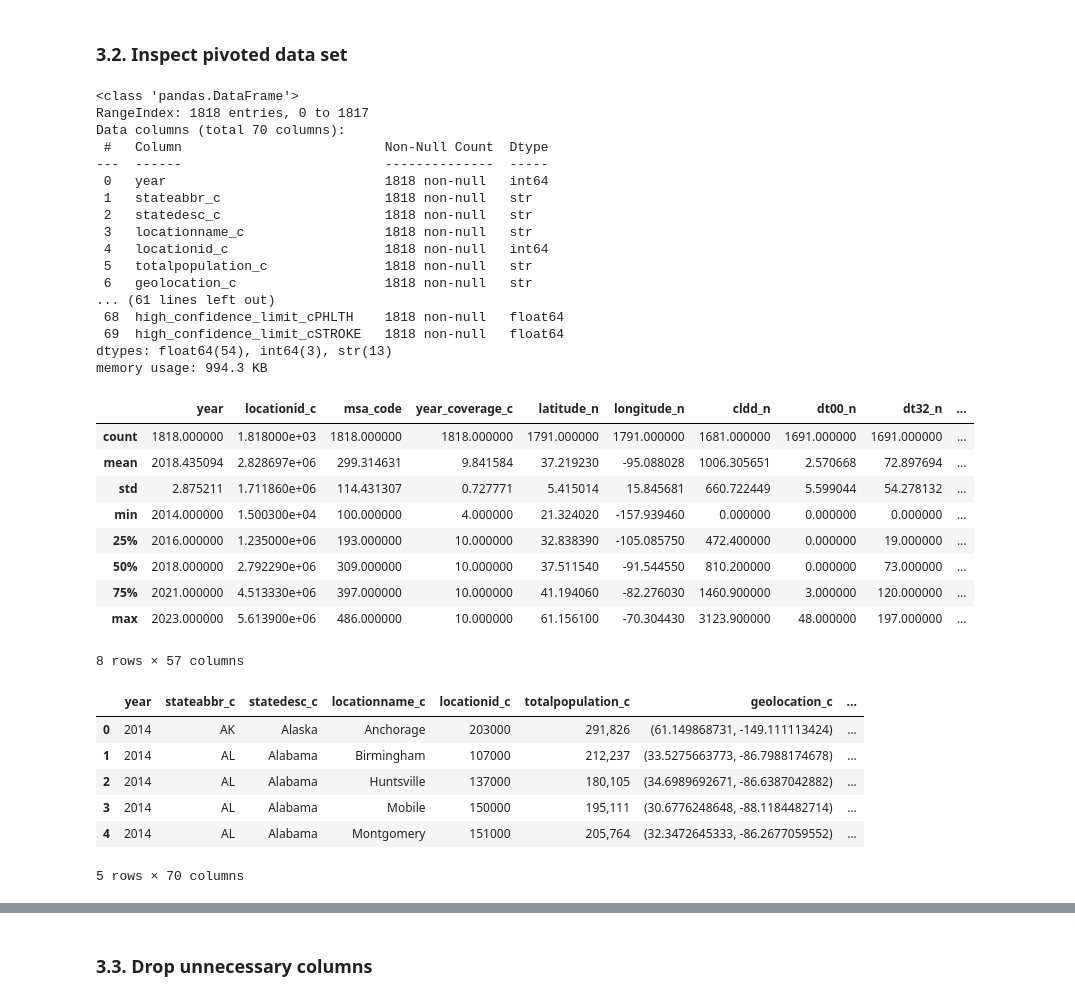
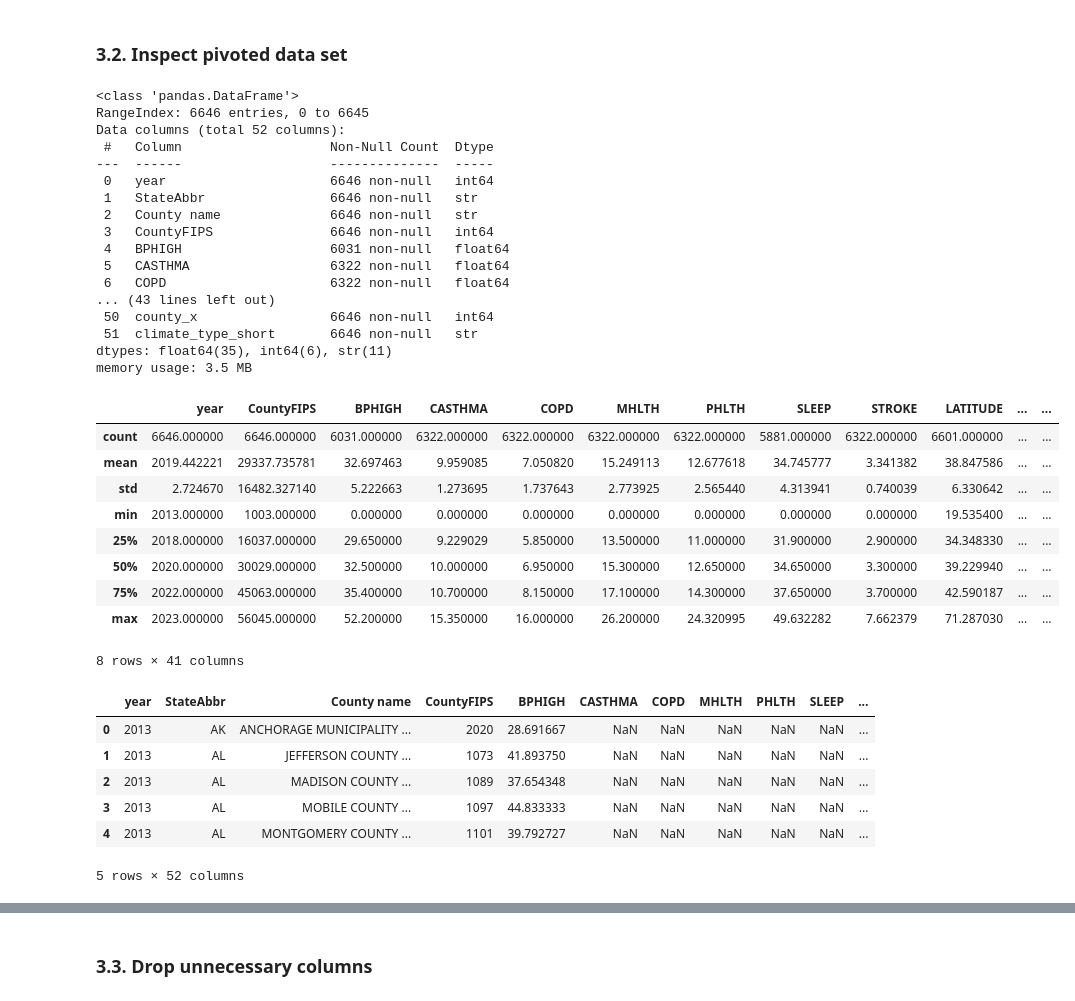
Before and after one commit to hertie-dsa-26/project-krasss, a Jupyter notebook: EDA/eda_bivariate.ipynb, the cells around one changed output, grey strips where cells are left out. Cells and saved outputs as stored; diff of their text form; code cells hidden in the pictures.

```diff
--- a/EDA/eda_bivariate.ipynb
+++ b/EDA/eda_bivariate.ipynb
@@ -17,5 +17,5 @@ Load the merged data set `noaa_cdc_uscensus.csv` and get familiar with it.
 # %%
 
-df = pd.read_csv("../data/noaa_cdc_uscensus.csv")
+df = pd.read_csv("../data/merged_final.csv")
 df.head()
 # %% [output]
@@ -57,46 +59,46 @@ df_pivot.head()
 # %% [markdown]
 ### 3.2. Inspect pivoted data set
 # %%
-df_pivot.info()
+df.info()
 # %% [output]
 <class 'pandas.DataFrame'>
-RangeIndex: 1818 entries, 0 to 1817
-Data columns (total 70 columns):
- #   Column                          Non-Null Count  Dtype
----  ------                          --------------  -----
- 0   year                            1818 non-null   int64
- 1   stateabbr_c                     1818 non-null   str
- 2   statedesc_c                     1818 non-null   str
- 3   locationname_c                  1818 non-null   str
- 4   locationid_c                    1818 non-null   int64
- 5   totalpopulation_c               1818 non-null   str
- 6   geolocation_c                   1818 non-null   str
-... (61 lines left out)
- 68  high_confidence_limit_cPHLTH    1818 non-null   float64
- 69  high_confidence_limit_cSTROKE   1818 non-null   float64
-dtypes: float64(54), int64(3), str(13)
-memory usage: 994.3 KB
+RangeIndex: 6646 entries, 0 to 6645
+Data columns (total 52 columns):
+ #   Column                   Non-Null Count  Dtype
+---  ------                   --------------  -----
+ 0   year                     6646 non-null   int64
+ 1   StateAbbr                6646 non-null   str
+ 2   County name              6646 non-null   str
+ 3   CountyFIPS               6646 non-null   int64
+ 4   BPHIGH                   6031 non-null   float64
+ 5   CASTHMA                  6322 non-null   float64
+ 6   COPD                     6322 non-null   float64
+... (43 lines left out)
+ 50  county_x                 6646 non-null   int64
+ 51  climate_type_short       6646 non-null   str
+dtypes: float64(35), int64(6), str(11)
+memory usage: 3.5 MB
 # %%
-df_pivot.describe()
+df.describe()
 # %% [output]
-|  | year | locationid_c | msa_code | year_coverage_c | latitude_n | longitude_n | cldd_n | dt00_n | dt32_n | ... |
-| count | 1818.000000 | 1.818000e+03 | 1818.000000 | 1818.000000 | 1791.000000 | 1791.000000 | 1681.000000 | 1691.000000 | 1691.000000 | ... |
-| mean | 2018.435094 | 2.828697e+06 | 299.314631 | 9.841584 | 37.219230 | -95.088028 | 1006.305651 | 2.570668 | 72.897694 | ... |
-| std | 2.875211 | 1.711860e+06 | 114.431307 | 0.727771 | 5.415014 | 15.845681 | 660.722449 | 5.599044 | 54.278132 | ... |
-| min | 2014.000000 | 1.500300e+04 | 100.000000 | 4.000000 | 21.324020 | -157.939460 | 0.000000 | 0.000000 | 0.000000 | ... |
-| 25% | 2016.000000 | 1.235000e+06 | 193.000000 | 10.000000 | 32.838390 | -105.085750 | 472.400000 | 0.000000 | 19.000000 | ... |
-| 50% | 2018.000000 | 2.792290e+06 | 309.000000 | 10.000000 | 37.511540 | -91.544550 | 810.200000 | 0.000000 | 73.000000 | ... |
-| 75% | 2021.000000 | 4.513330e+06 | 397.000000 | 10.000000 | 41.194060 | -82.276030 | 1460.900000 | 3.000000 | 120.000000 | ... |
-| max | 2023.000000 | 5.613900e+06 | 486.000000 | 10.000000 | 61.156100 | -70.304430 | 3123.900000 | 48.000000 | 197.000000 | ... |
+|  | year | CountyFIPS | BPHIGH | CASTHMA | COPD | MHLTH | PHLTH | SLEEP | STROKE | LATITUDE | ... | ... |
+| count | 6646.000000 | 6646.000000 | 6031.000000 | 6322.000000 | 6322.000000 | 6322.000000 | 6322.000000 | 5881.000000 | 6322.000000 | 6601.000000 | ... | ... |
+| mean | 2019.442221 | 29337.735781 | 32.697463 | 9.959085 | 7.050820 | 15.249113 | 12.677618 | 34.745777 | 3.341382 | 38.847586 | ... | ... |
+| std | 2.724670 | 16482.327140 | 5.222663 | 1.273695 | 1.737643 | 2.773925 | 2.565440 | 4.313941 | 0.740039 | 6.330642 | ... | ... |
+| min | 2013.000000 | 1003.000000 | 0.000000 | 0.000000 | 0.000000 | 0.000000 | 0.000000 | 0.000000 | 0.000000 | 19.535400 | ... | ... |
+| 25% | 2018.000000 | 16037.000000 | 29.650000 | 9.229029 | 5.850000 | 13.500000 | 11.000000 | 31.900000 | 2.900000 | 34.348330 | ... | ... |
+| 50% | 2020.000000 | 30029.000000 | 32.500000 | 10.000000 | 6.950000 | 15.300000 | 12.650000 | 34.650000 | 3.300000 | 39.229940 | ... | ... |
+| 75% | 2022.000000 | 45063.000000 | 35.400000 | 10.700000 | 8.150000 | 17.100000 | 14.300000 | 37.650000 | 3.700000 | 42.590187 | ... | ... |
+| max | 2023.000000 | 56045.000000 | 52.200000 | 15.350000 | 16.000000 | 26.200000 | 24.320995 | 49.632282 | 7.662379 | 71.287030 | ... | ... |
-8 rows × 57 columns
+8 rows × 41 columns
 # %%
-df_pivot.head(5)
+df.head(5)
 # %% [output]
-|  | year | stateabbr_c | statedesc_c | locationname_c | locationid_c | totalpopulation_c | geolocation_c | ... |
-| 0 | 2014 | AK | Alaska | Anchorage | 203000 | 291,826 | (61.149868731, -149.111113424) | ... |
-| 1 | 2014 | AL | Alabama | Birmingham | 107000 | 212,237 | (33.5275663773, -86.7988174678) | ... |
-| 2 | 2014 | AL | Alabama | Huntsville | 137000 | 180,105 | (34.6989692671, -86.6387042882) | ... |
-| 3 | 2014 | AL | Alabama | Mobile | 150000 | 195,111 | (30.6776248648, -88.1184482714) | ... |
-| 4 | 2014 | AL | Alabama | Montgomery | 151000 | 205,764 | (32.3472645333, -86.2677059552) | ... |
+|  | year | StateAbbr | County name | CountyFIPS | BPHIGH | CASTHMA | COPD | MHLTH | PHLTH | SLEEP | ... |
+| 0 | 2013 | AK | ANCHORAGE MUNICIPALITY ... | 2020 | 28.691667 | NaN | NaN | NaN | NaN | NaN | ... |
+| 1 | 2013 | AL | JEFFERSON COUNTY ... | 1073 | 41.893750 | NaN | NaN | NaN | NaN | NaN | ... |
+| 2 | 2013 | AL | MADISON COUNTY ... | 1089 | 37.654348 | NaN | NaN | NaN | NaN | NaN | ... |
+| 3 | 2013 | AL | MOBILE COUNTY ... | 1097 | 44.833333 | NaN | NaN | NaN | NaN | NaN | ... |
+| 4 | 2013 | AL | MONTGOMERY COUNTY ... | 1101 | 39.792727 | NaN | NaN | NaN | NaN | NaN | ... |
-5 rows × 70 columns
+5 rows × 52 columns
 # %%
```
Also changed, not shown: parts of 17 cells of this notebook, 8 other files.
